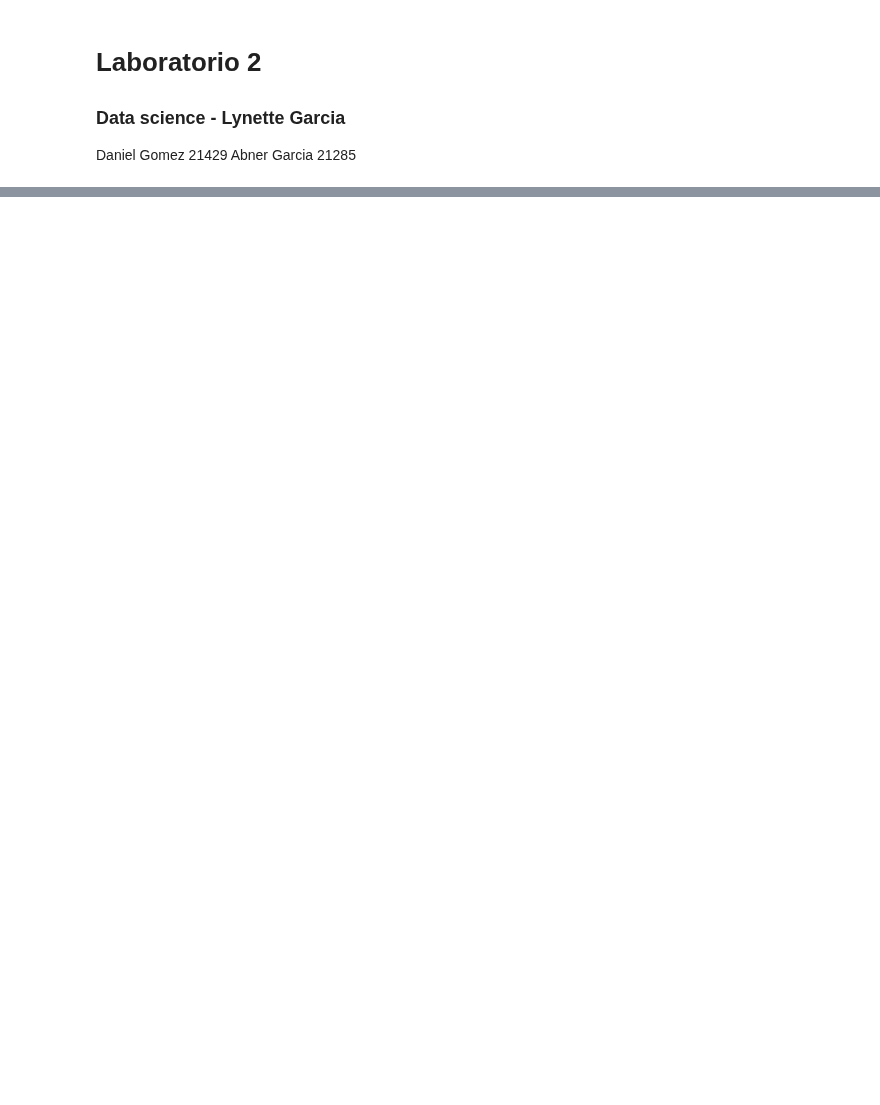
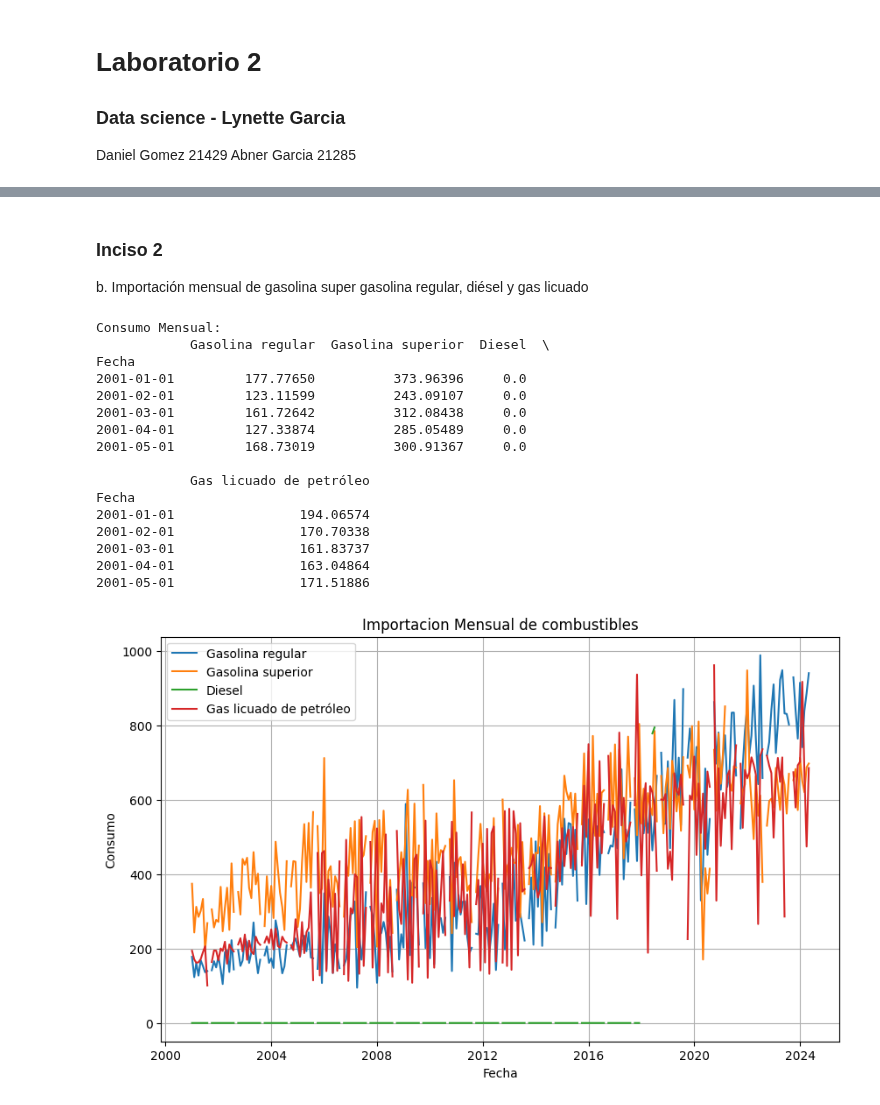
Before and after one commit to JDgomez2002/data-science-labs, a Jupyter notebook: lab02/lab2.ipynb, the cells around one changed output, grey strips where cells are left out. Drawn from its saved outputs; the diff is of its cells as text; code cells hidden in the pictures; blank space fills up the shorter version.

```diff
--- a/lab02/lab2.ipynb
+++ b/lab02/lab2.ipynb
@@ -172,0 +207,77 @@ NaT           168.73019          300.91367     0.0                171.51886
+# %% [markdown]
+### Inciso 2
+b. Importación mensual de gasolina super gasolina regular, diésel y gas licuado
+# %%
+# Supongamos que 'importation' es tu DataFrame y 'gas' es la lista de columnas de interés
+gas = ['Gasolina regular', 'Gasolina superior', 'Diesel', 'Gas licuado de petróleo']
+
+# Asegurarse de que las columnas sean de tipo 'object' (cadena de texto)
+for column in gas:
+    importation[column] = importation[column].astype(str)
+
+# Eliminar cualquier carácter no numérico o espacios en blanco
+for column in gas:
+    importation[column] = importation[column].str.replace(',', '').str.strip()
+
+# Convertir las columnas a float
+for column in gas:
+    importation[column] = pd.to_numeric(importation[column], errors='coerce')
+
+# Diccionario para traducir los meses en español a inglés
+meses_espanol = {
+    'ene': 'Jan', 'feb': 'Feb', 'mar': 'Mar', 'abr': 'Apr', 'may': 'May', 'jun': 'Jun',
+    'jul': 'Jul', 'ago': 'Aug', 'sep': 'Sep', 'sept': 'Sep', 'oct': 'Oct', 'nov': 'Nov', 'dic': 'Dec'
+}
+
+# Función para traducir las fechas
+def traducir_fecha(fecha):
+    if isinstance(fecha, str):
+        for mes_es, mes_en in meses_espanol.items():
+            fecha = fecha.replace(mes_es, mes_en)
+    return fecha
+
+# Asegurarse de que el índice sea de tipo 'object' (cadena de texto)
+importation.index = importation.index.astype(str)
+
+# Traducir las fechas en el índice
+importation.index = importation.index.map(traducir_fecha)
+
+# Asegurarse de que el índice sea de tipo datetime con el formato correcto
+if not pd.api.types.is_datetime64_any_dtype(importation.index):
+    importation.index = pd.to_datetime(importation.index, format='%b/%Y', errors='coerce')
+
+# Filtrar las series de interés
+importacion = importation[gas]
+
+print('\nConsumo Mensual:')
+print(importacion.head())
+
+# Graficar la serie de tiempo
+plt.figure(figsize=(10, 6))
+for column in gas:
+    plt.plot(importacion.index, importacion[column], label=column)
+
+plt.title('Importacion Mensual de combustibles')
+plt.xlabel('Fecha')
+plt.ylabel('Consumo')
+plt.legend()
+plt.grid(True)
+plt.show()
+# %% [output]
+Consumo Mensual:
+            Gasolina regular  Gasolina superior  Diesel  \
+Fecha
+2001-01-01         177.77650          373.96396     0.0
+2001-02-01         123.11599          243.09107     0.0
+2001-03-01         161.72642          312.08438     0.0
+2001-04-01         127.33874          285.05489     0.0
+2001-05-01         168.73019          300.91367     0.0
+
+            Gas licuado de petróleo
+Fecha
+2001-01-01                194.06574
+2001-02-01                170.70338
+2001-03-01                161.83737
+2001-04-01                163.04864
+2001-05-01                171.51886
+[figure, added]
```
Also changed, not shown: parts of 14 cells of this notebook, 14 other files.
